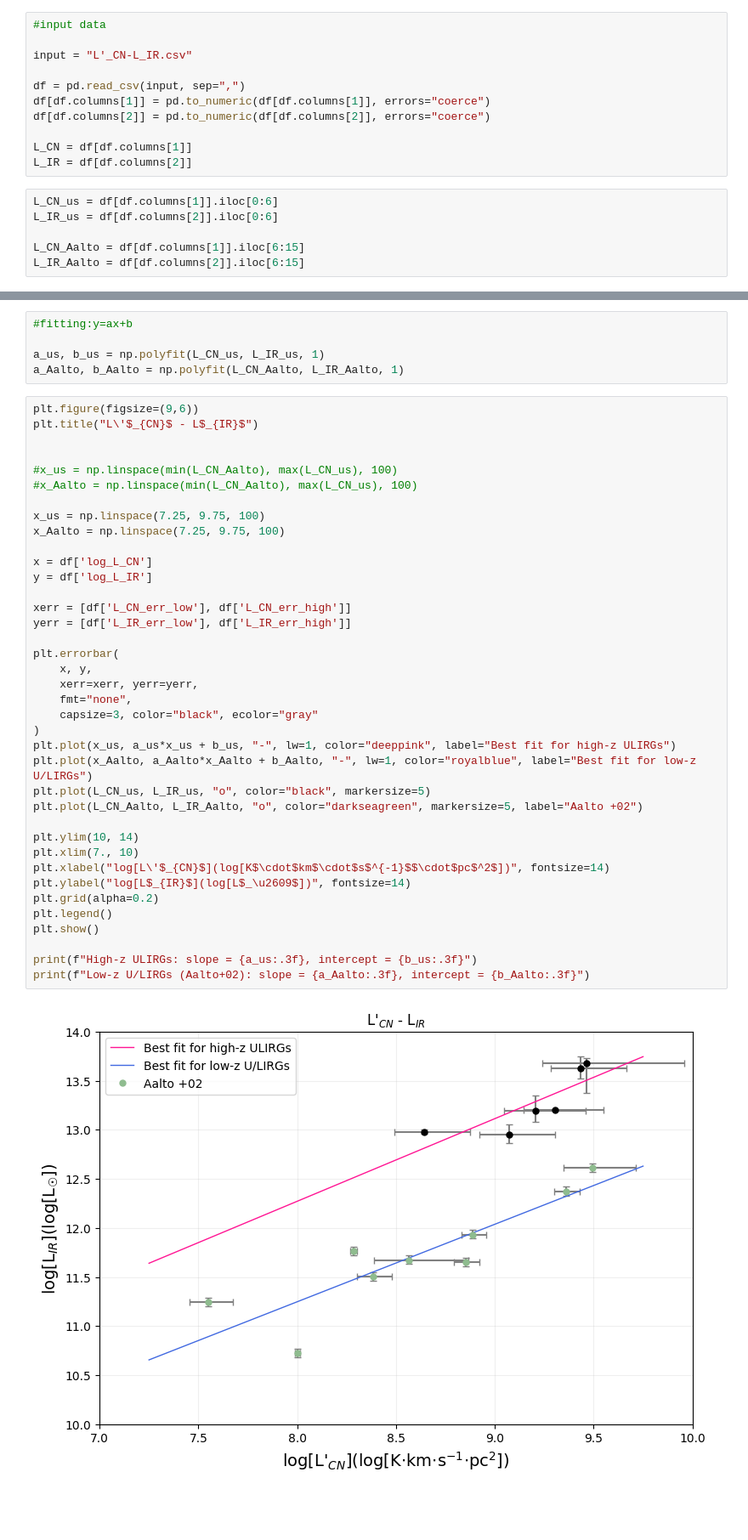
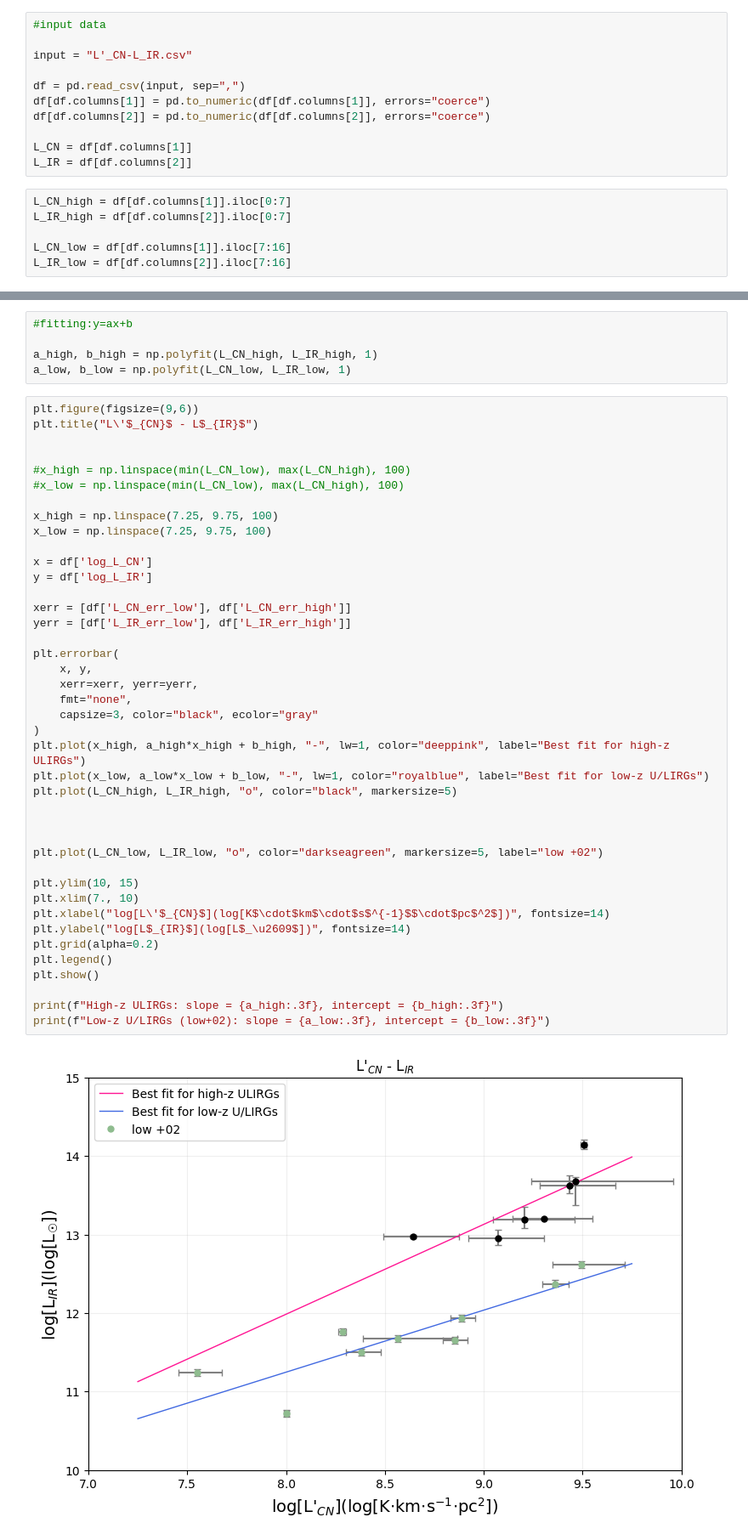
Before and after one commit to 000RF/2025-summer, a Jupyter notebook: L'CN-L_IR/L'_CN-L_IR_with_error.ipynb, the cells around one changed output, grey strips where cells are left out. Shown at 85% size. Drawn from its saved outputs; the diff is of its cells as text; blank space fills up the shorter version.

```diff
--- a/L'CN-L_IR/L'_CN-L_IR_with_error.ipynb
+++ b/L'CN-L_IR/L'_CN-L_IR_with_error.ipynb
@@ -15,11 +15,11 @@ df[df.columns[2]] = pd.to_numeric(df[df.columns[2]], errors="coerce")
 L_CN = df[df.columns[1]]
 L_IR = df[df.columns[2]]
 # %%
-L_CN_us = df[df.columns[1]].iloc[0:6]
-L_IR_us = df[df.columns[2]].iloc[0:6]
+L_CN_high = df[df.columns[1]].iloc[0:7]
+L_IR_high = df[df.columns[2]].iloc[0:7]
 
-L_CN_Aalto = df[df.columns[1]].iloc[6:15]
-L_IR_Aalto = df[df.columns[2]].iloc[6:15]
+L_CN_low = df[df.columns[1]].iloc[7:16]
+L_IR_low = df[df.columns[2]].iloc[7:16]
 # %%
 '''
 #fitting:y=ax+b
@@ -63,45 +63,48 @@ plt.show()
 # %%
 #fitting:y=ax+b
 
-a_us, b_us = np.polyfit(L_CN_us, L_IR_us, 1)
-a_Aalto, b_Aalto = np.polyfit(L_CN_Aalto, L_IR_Aalto, 1)
+a_high, b_high = np.polyfit(L_CN_high, L_IR_high, 1)
+a_low, b_low = np.polyfit(L_CN_low, L_IR_low, 1)
 # %%
 plt.figure(figsize=(9,6))
 plt.title("L\'$_{CN}$ - L$_{IR}$")
 
 
-#x_us = np.linspace(min(L_CN_Aalto), max(L_CN_us), 100)
-#x_Aalto = np.linspace(min(L_CN_Aalto), max(L_CN_us), 100)
+#x_high = np.linspace(min(L_CN_low), max(L_CN_high), 100)
+#x_low = np.linspace(min(L_CN_low), max(L_CN_high), 100)
 
-x_us = np.linspace(7.25, 9.75, 100)
-x_Aalto = np.linspace(7.25, 9.75, 100)
+x_high = np.linspace(7.25, 9.75, 100)
+x_low = np.linspace(7.25, 9.75, 100)
 
 x = df['log_L_CN']
 y = df['log_L_IR']
 
 xerr = [df['L_CN_err_low'], df['L_CN_err_high']]
 yerr = [df['L_IR_err_low'], df['L_IR_err_high']]
 
 plt.errorbar(
     x, y,
     xerr=xerr, yerr=yerr,
     fmt="none",
     capsize=3, color="black", ecolor="gray"
 )
-plt.plot(x_us, a_us*x_us + b_us, "-", lw=1, color="deeppink", label="Best fit for high-z ULIRGs")
-plt.plot(x_Aalto, a_Aalto*x_Aalto + b_Aalto, "-", lw=1, color="royalblue", label="Best fit for low-z U/LIRGs")
-plt.plot(L_CN_us, L_IR_us, "o", color="black", markersize=5)
-plt.plot(L_CN_Aalto, L_IR_Aalto, "o", color="darkseagreen", markersize=5, label="Aalto +02")
+plt.plot(x_high, a_high*x_high + b_high, "-", lw=1, color="deeppink", label="Best fit for high-z ULIRGs")
+plt.plot(x_low, a_low*x_low + b_low, "-", lw=1, color="royalblue", label="Best fit for low-z U/LIRGs")
+plt.plot(L_CN_high, L_IR_high, "o", color="black", markersize=5)
 
-plt.ylim(10, 14)
+
+
+plt.plot(L_CN_low, L_IR_low, "o", color="darkseagreen", markersize=5, label="low +02")
+
+plt.ylim(10, 15)
 plt.xlim(7., 10)
 plt.xlabel("log[L\'$_{CN}$](log[K$\cdot$km$\cdot$s$^{-1}$$\cdot$pc$^2$])", fontsize=14)
 plt.ylabel("log[L$_{IR}$](log[L$_\u2609$])", fontsize=14)
 plt.grid(alpha=0.2)
 plt.legend()
 plt.show()
 
-print(f"High-z ULIRGs: slope = {a_us:.3f}, intercept = {b_us:.3f}")
-print(f"Low-z U/LIRGs (Aalto+02): slope = {a_Aalto:.3f}, intercept = {b_Aalto:.3f}")
+print(f"High-z ULIRGs: slope = {a_high:.3f}, intercept = {b_high:.3f}")
+print(f"Low-z U/LIRGs (low+02): slope = {a_low:.3f}, intercept = {b_low:.3f}")
 # %% [output]
-[figure, old version]
+[figure, new version]
```
Also changed, not shown: parts of 3 cells of this notebook, 1 other file.
